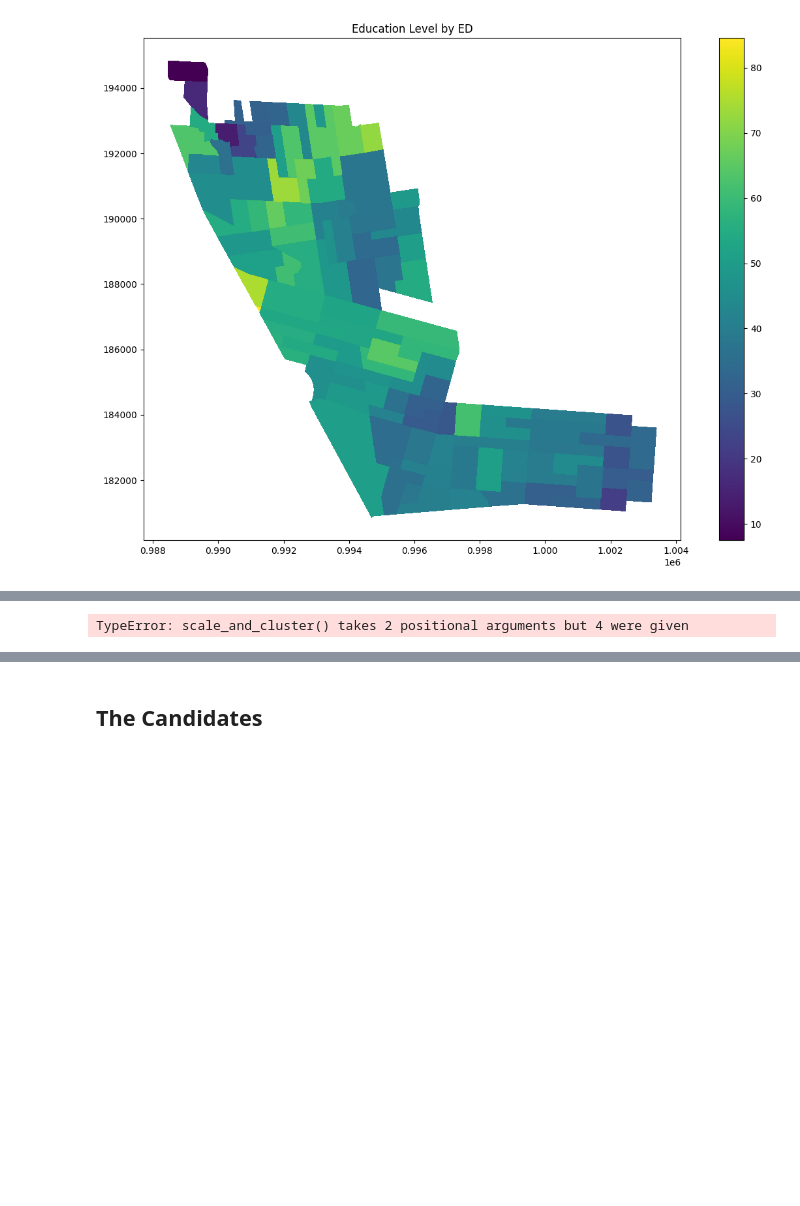
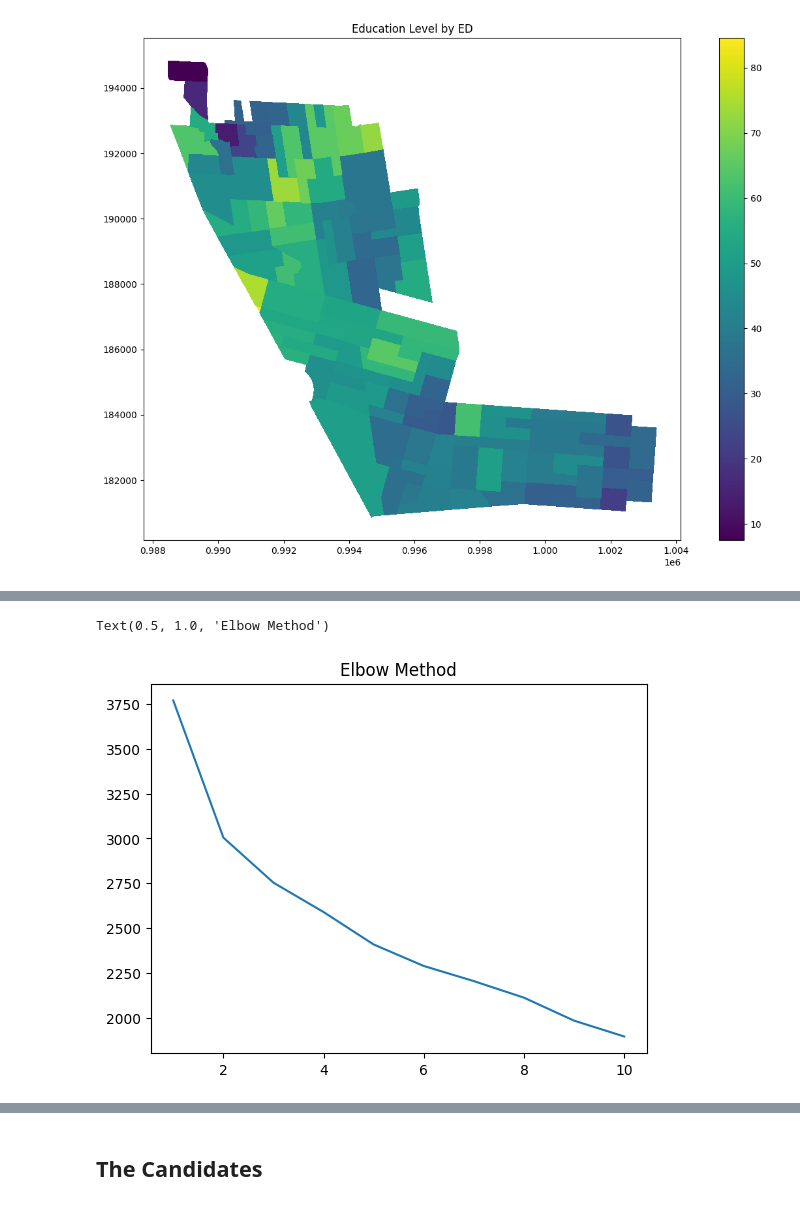
Before and after one commit to SamTGoodson/member_chapters, a Jupyter notebook: notebooks/district_35.ipynb, the cells around one changed output, grey strips where cells are left out. Saved outputs shown, nothing was run; the diff lists cells and outputs as text; code cells hidden in the pictures; blank space fills up the shorter version.

```diff
--- a/notebooks/district_35.ipynb
+++ b/notebooks/district_35.ipynb
@@ -68,6 +94,2 @@ plt.show()
 # %%
 clusters = scale_and_cluster(d35,ed_level,cols_to_keep,5)
-# %%
-clusters = scale_and_cluster(d35,ed_level,cols_to_keep,5)
-# %% [output]
-TypeError: scale_and_cluster() takes 2 positional arguments but 4 were given
@@ -88,4 +108,5 @@ demo_map = mh_full.merge(ed_gdf, left_on = 'ed_name', right_on = 'ElectDist')
 demo_map = gpd.GeoDataFrame(demo_map)
 # %%
 cluster_df = mh_full[['ed_name','white_transplant_ratio']].merge(ed_level, left_on = 'ed_name', right_on = 'ElectDist')
+cluster_df = cluster_df.merge(occ_df, left_on = 'ed_name', right_on = 'ElectDist')
 df = cluster_df[cols_to_keep]
@@ -93,0 +113,15 @@ clusters = scale_and_cluster(df,5)
+# %%
+scaler = StandardScaler()
+df_scaled = scaler.fit_transform(df)
+# %%
+#elbow plot
+inertia = []
+for i in range(1, 11):
+    kmeans = KMeans(n_clusters=i, random_state=0)
+    kmeans.fit(df_scaled)
+    inertia.append(kmeans.inertia_)
+plt.plot(range(1, 11), inertia)
+plt.title('Elbow Method')
+# %% [output]
+Text(0.5, 1.0, 'Elbow Method')
+[figure, added]
```
Also changed, not shown: parts of 39 cells of this notebook, 11 other files.
